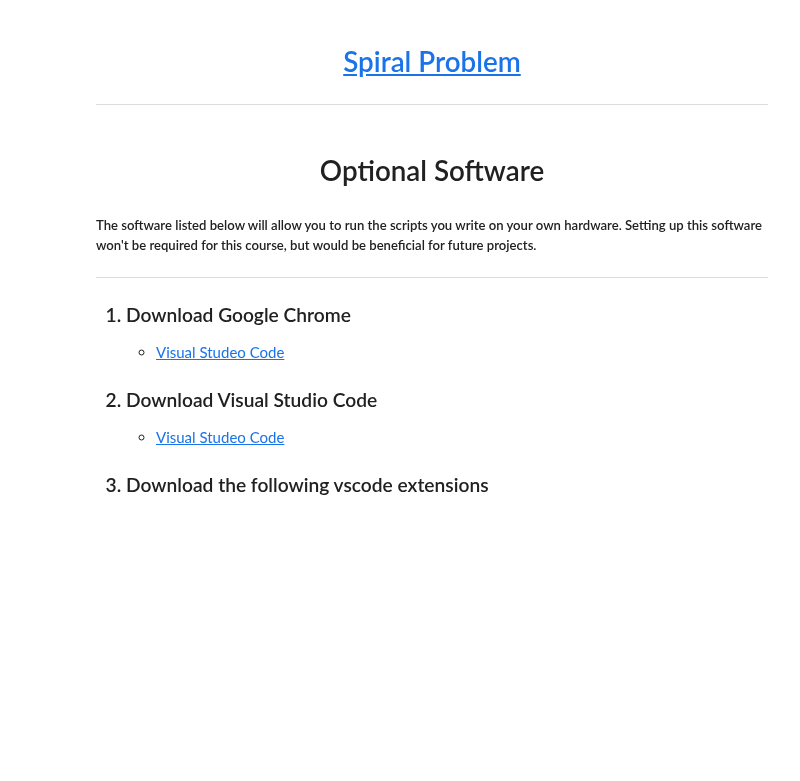
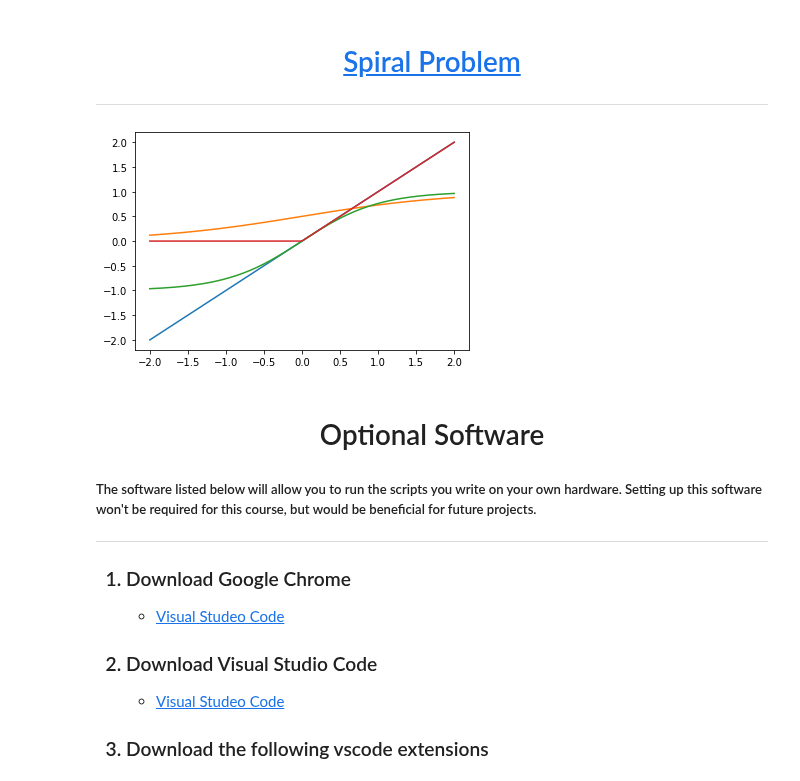
Before and after one commit to knpatel2/ai-webdev, a Jupyter notebook: lessons/lesson-01/lesson-01.knpatel2.ipynb, the cells around one changed output. Saved outputs shown, nothing was run; the diff lists cells and outputs as text; code cells hidden in the pictures; blank space fills up the shorter version.

```diff
--- a/lessons/lesson-01/lesson-01.knpatel2.ipynb
+++ b/lessons/lesson-01/lesson-01.knpatel2.ipynb
@@ -173,3 +171,22 @@ plot(relu)
+# %%
+# create function that plots activation function outputs
+def plotAll(actfn, bounds=[-2, 2]):
+  xArray = np.linspace(bounds[0], bounds[1], 180)
+  y = []
+  x = []
+
+  for x in range(len(actfn)):
+    for curX in xArray:
+      y.append(actfn[x](curX))
+
+    plt.plot(xArray, y)
+    y = []
+
+  plt.show
+
+plotAll([linear, sigmoid, tanh, relu])
+# %% [output]
+[figure, added]
 # %% [markdown]
 <h1 align='center'>Optional Software</h1>
 
```
Also changed, not shown: parts of 1 cell of this notebook.
